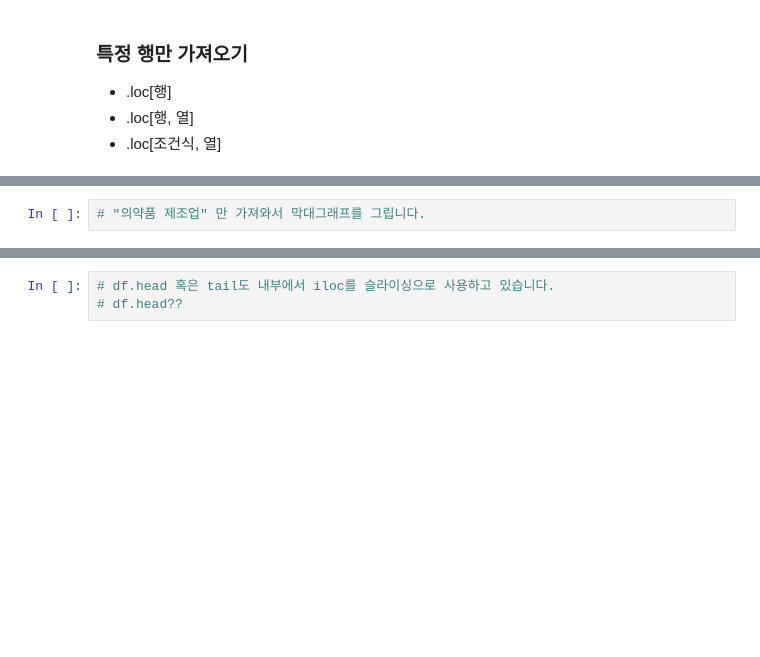
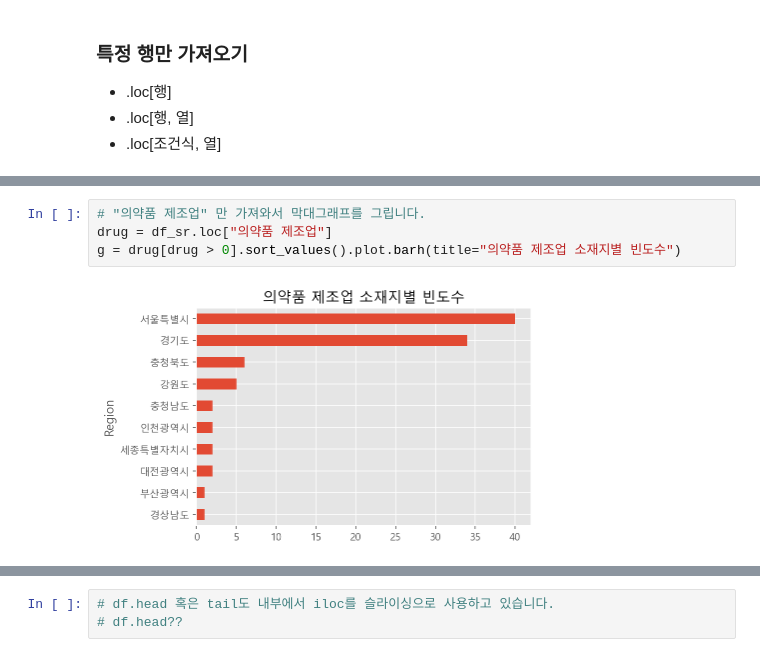
Before and after one commit to Bigdata92/finance-data-analysis-main, a Jupyter notebook: 2.2. KRX 전체 종목분석-input.ipynb, the cells around one changed output, grey strips where cells are left out. Cells and saved outputs as stored; diff of their text form; blank space fills up the shorter version.

```diff
--- a/2.2. KRX 전체 종목분석-input.ipynb
+++ b/2.2. KRX 전체 종목분석-input.ipynb
@@ -1033,5 +1102,9 @@ df[(df.ListingYear == 2020) & (df.Region == '서울특별시')]
 # %%
 # "의약품 제조업" 만 가져와서 막대그래프를 그립니다.
+drug = df_sr.loc["의약품 제조업"]
+g = drug[drug > 0].sort_values().plot.barh(title="의약품 제조업 소재지별 빈도수")
+# %% [output]
+[figure, added]
 # %%
 # iloc[행]
 # iloc[행,열]
```
Also changed, not shown: parts of 12 cells of this notebook.
